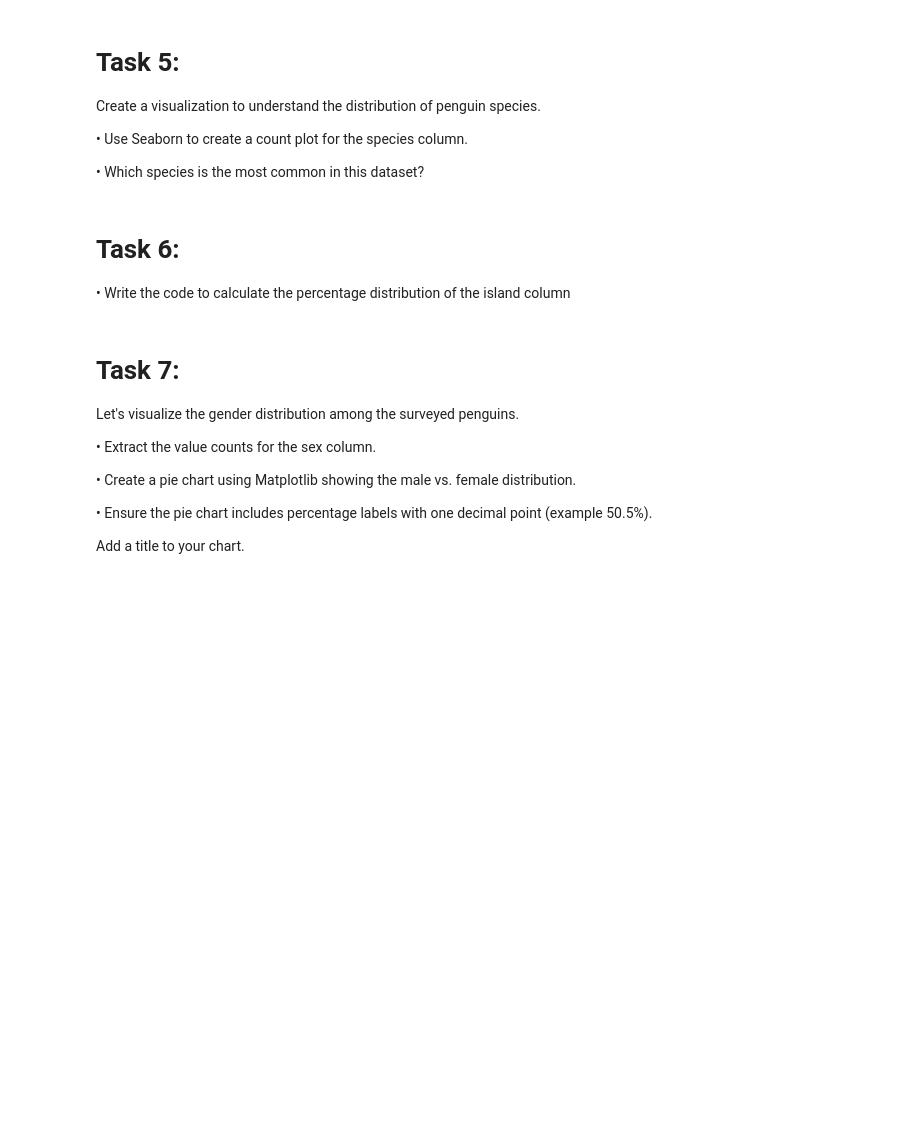
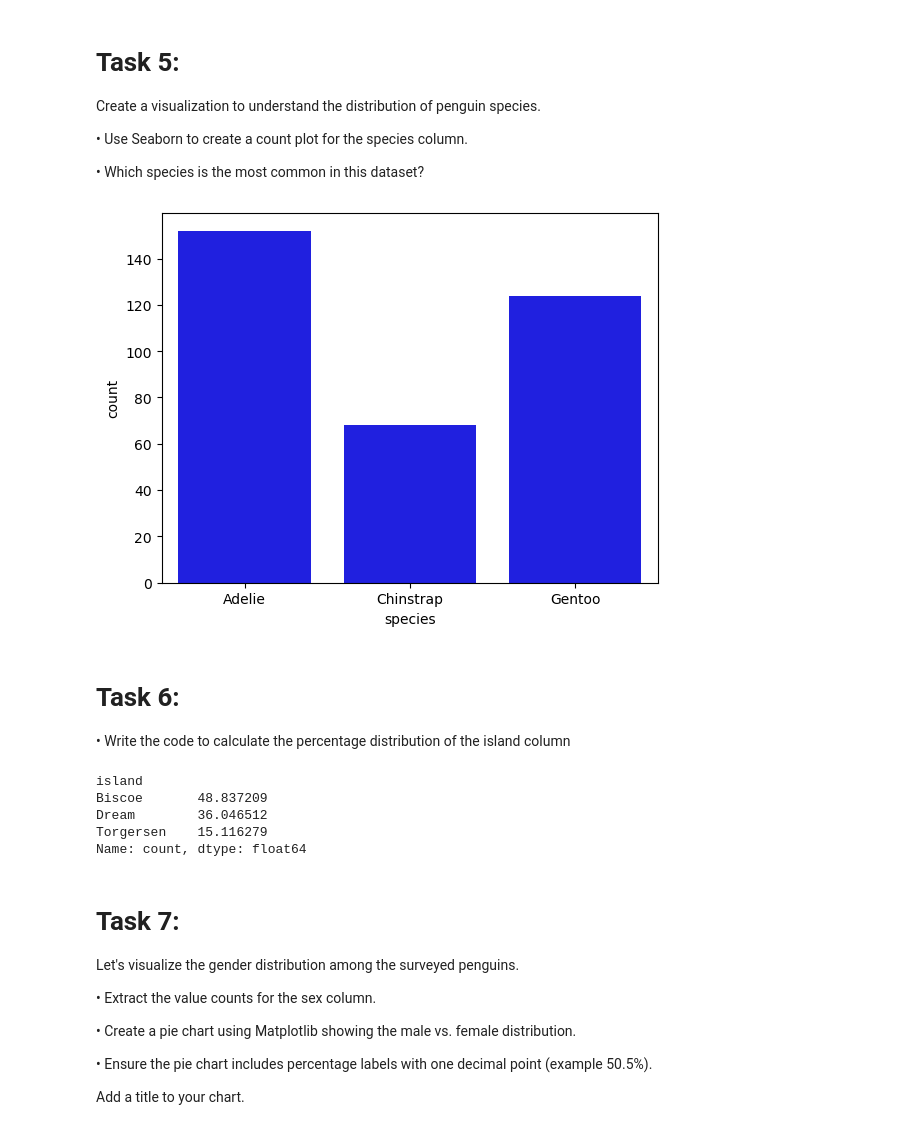
Before and after one commit to fuad404-notfound/Machine-Learning, a Jupyter notebook: Module 1/6-practice_problems.ipynb, the cells around one changed output. Saved outputs shown, nothing was run; the diff lists cells and outputs as text; code cells hidden in the pictures; blank space fills up the shorter version.

```diff
--- a/Module 1/6-practice_problems.ipynb
+++ b/Module 1/6-practice_problems.ipynb
@@ -93,3 +98,5 @@ there?
+# %%
+df.drop_duplicates(inplace=True)
 # %% [markdown]
 # Task 4:
 
@@ -110,10 +152,23 @@ Create a visualization to understand the distribution of penguin species.
 • Use Seaborn to create a count plot for the species column.
 
 • Which species is the most common in this dataset?
+# %%
+sns.countplot(data=df, x='species', color='blue')
+plt.show()
+# %% [output]
+[figure, added]
 # %% [markdown]
 # Task 6:
 
 • Write the code to calculate the percentage distribution of the island column
+# %%
+(df['island'].value_counts() / len(df)) * 100
+# %% [output]
+island
+Biscoe       48.837209
+Dream        36.046512
+Torgersen    15.116279
+Name: count, dtype: float64
 # %% [markdown]
 # Task 7:
 
```
Also changed, not shown: parts of 8 cells of this notebook.
